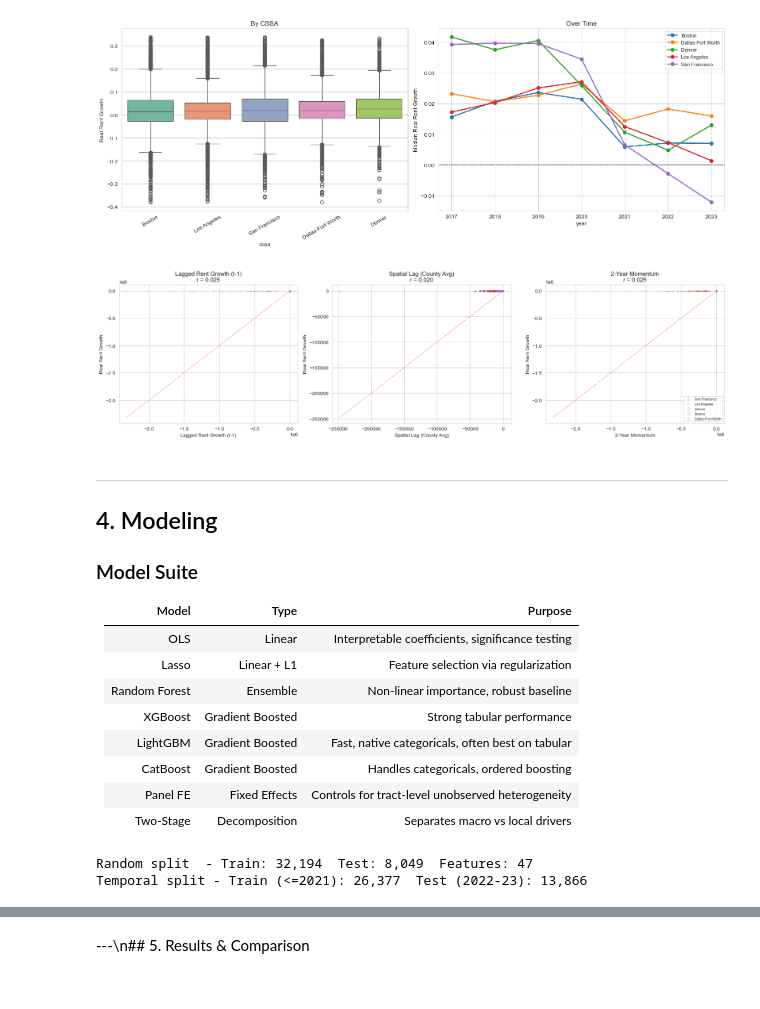
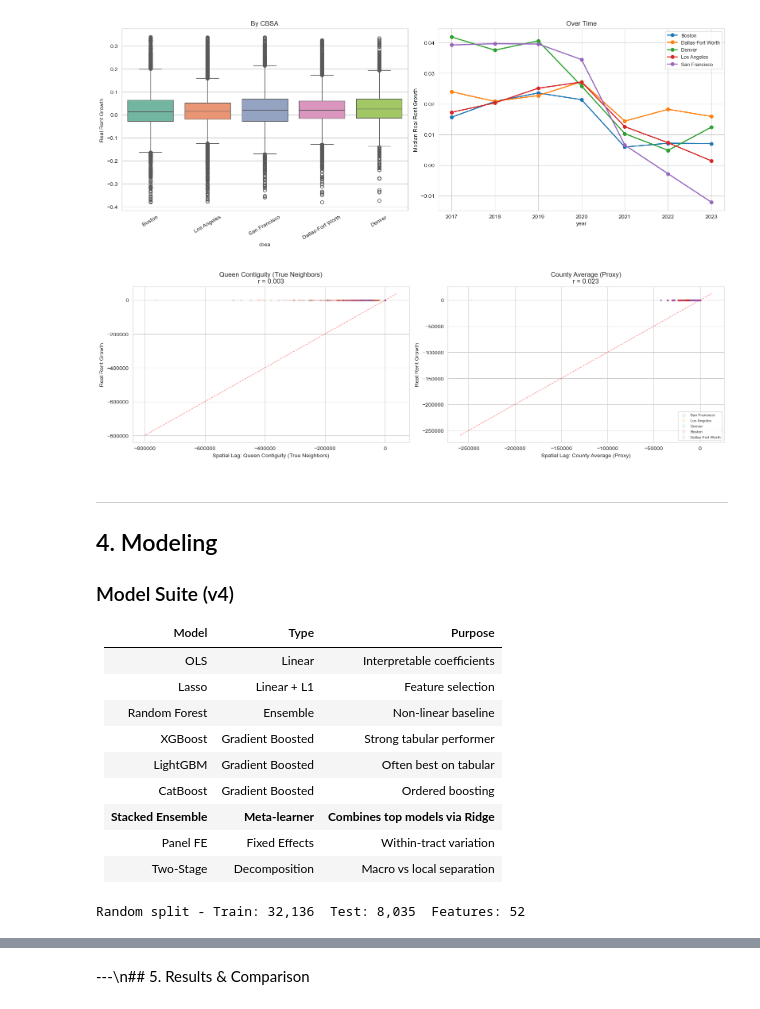
Before and after one commit to jonathanlng02/rent-growth-backtesting, a Jupyter notebook: rent_growth_analysis.ipynb, the cells around one changed output, grey strips where cells are left out. Drawn from its saved outputs; the diff is of its cells as text; code cells hidden in the pictures.

```diff
--- a/rent_growth_analysis.ipynb
+++ b/rent_growth_analysis.ipynb
@@ -306,19 +354,15 @@ CBSA avg correlation: 0.059
 # %%
-# ── RELATIVE-TO-CBSA FEATURES (v3) ──
-# Normalize tract values by CBSA median to capture relative position
+# ── RELATIVE-TO-CBSA FEATURES ──
 cbsa_medians = df.groupby(['cbsa', 'year']).agg(
     _med_income=('median_hh_income', 'median'),
     _med_rent=('median_gross_rent', 'median'),
     _med_hv=('median_home_value', 'median'),
-    _med_pop=('population', 'median'),
 ).reset_index()
 df = df.merge(cbsa_medians, on=['cbsa', 'year'], how='left')
 df['income_vs_cbsa'] = df['median_hh_income'] / df['_med_income']
 df['rent_vs_cbsa'] = df['median_gross_rent'] / df['_med_rent']
 df['home_value_vs_cbsa'] = df['median_home_value'] / df['_med_hv']
-df = df.drop(columns=['_med_income', '_med_rent', '_med_hv', '_med_pop'])
-
+df.drop(columns=['_med_income', '_med_rent', '_med_hv'], inplace=True)
 print('Relative-to-CBSA features computed.')
-print(f'  income_vs_cbsa range: {df["income_vs_cbsa"].quantile(0.05):.2f} - {df["income_vs_cbsa"].quantile(0.95):.2f}')
 # %% [output]
 Relative-to-CBSA features computed.
@@ -404,24 +547,19 @@ plt.tight_layout(); plt.show()
 # %%
 # Correlation with rent growth
-cont = [f for f in FEATURE_COLS if not f.startswith('cbsa_') and not f.startswith('covid_')]
+cont = [f for f in FEATURE_COLS if not f.startswith('cbsa_') and not f.startswith('covid_') and not f.startswith('cluster')]
 corr_t = df_clean[cont + [TARGET]].corr()[TARGET].drop(TARGET).sort_values()
 fig, ax = plt.subplots(figsize=(10, 12))
 colors = ['#d32f2f' if v < 0 else '#1976d2' for v in corr_t]
 corr_t.plot(kind='barh', ax=ax, color=colors)
 ax.set_xlabel('Correlation with Real Rent Growth')
-ax.set_title('Feature Correlations (v3 features highlighted)')
+ax.set_title('Feature Correlations with Real Rent Growth')
 ax.axvline(x=0, color='black', lw=0.5)
-# Highlight v3 features
-v3_feats = {'lagged_rent_growth','lagged_income_growth','lagged_home_value_growth',
-            'rent_growth_momentum','spatial_lag_rg','income_vs_cbsa','rent_vs_cbsa',
-            'home_value_vs_cbsa','pop_growth_x_vacancy','income_growth_x_pct_renter',
-            'supply_demand_ratio','housing_unit_growth'}
+v4_feats = {'spatial_lag_queen','spatial_lag_county'}
 for i, label in enumerate(corr_t.index):
-    if label in v3_feats:
+    if label in v4_feats:
         ax.get_children()[i].set_edgecolor('gold')
-        ax.get_children()[i].set_linewidth(2)
+        ax.get_children()[i].set_linewidth(2.5)
 plt.tight_layout(); plt.show()
-print('Gold-outlined bars = new v3 features')
-print(f'\nTop 5 positive: {corr_t.tail(5).to_dict()}')
-print(f'Top 5 negative: {corr_t.head(5).to_dict()}')
+print(f'Top 5 positive: {corr_t.tail(5).round(3).to_dict()}')
+print(f'Top 5 negative: {corr_t.head(5).round(3).to_dict()}')
 # %% [output]
@@ -476,40 +610,39 @@ plt.tight_layout(); plt.show()
 # %% [output]
 [figure]
 # %%
-# Lagged rent growth scatter - key new feature
-fig, axes = plt.subplots(1, 3, figsize=(18, 5))
+# Spatial lag comparison: queen vs county
+fig, axes = plt.subplots(1, 2, figsize=(16, 5))
 for ax, (feat, label) in zip(axes, [
-    ('lagged_rent_growth', 'Lagged Rent Growth (t-1)'),
-    ('spatial_lag_rg', 'Spatial Lag (County Avg)'),
-    ('rent_growth_momentum', '2-Year Momentum'),
+    ('spatial_lag_queen', 'Queen Contiguity (True Neighbors)'),
+    ('spatial_lag_county', 'County Average (Proxy)'),
 ]):
     for cbsa in df_clean['cbsa'].unique():
         mask = df_clean['cbsa'] == cbsa
-        ax.scatter(df_clean.loc[mask, feat], df_clean.loc[mask, TARGET], alpha=0.1, s=5, label=cbsa)
-    ax.set_xlabel(label); ax.set_ylabel('Real Rent Growth')
+        ax.scatter(df_clean.loc[mask, feat], df_clean.loc[mask, TARGET], alpha=0.08, s=4, label=cbsa)
     r = df_clean[feat].corr(df_clean[TARGET])
+    ax.set_xlabel(f'Spatial Lag: {label}'); ax.set_ylabel('Real Rent Growth')
     ax.set_title(f'{label}\nr = {r:.3f}')
-    ax.plot([df_clean[feat].min(), df_clean[feat].max()],
-            [df_clean[feat].min(), df_clean[feat].max()], 'r--', lw=1, alpha=0.5)
-axes[2].legend(fontsize=7, markerscale=3)
+    ax.plot(ax.get_xlim(), ax.get_xlim(), 'r--', lw=1, alpha=0.5)
+axes[1].legend(fontsize=7, markerscale=3)
 plt.tight_layout(); plt.show()
 # %% [output]
-[figure, old version]
+[figure, new version]
 # %% [markdown]
 ---
 ## 4. Modeling
 
-### Model Suite
+### Model Suite (v4)
 | Model | Type | Purpose |
 |-------|------|---------|
-| OLS | Linear | Interpretable coefficients, significance testing |
-| Lasso | Linear + L1 | Feature selection via regularization |
-| Random Forest | Ensemble | Non-linear importance, robust baseline |
-| XGBoost | Gradient Boosted | Strong tabular performance |
-| LightGBM | Gradient Boosted | Fast, native categoricals, often best on tabular |
-| CatBoost | Gradient Boosted | Handles categoricals, ordered boosting |
-| Panel FE | Fixed Effects | Controls for tract-level unobserved heterogeneity |
-| Two-Stage | Decomposition | Separates macro vs local drivers |
+| OLS | Linear | Interpretable coefficients |
+| Lasso | Linear + L1 | Feature selection |
+| Random Forest | Ensemble | Non-linear baseline |
+| XGBoost | Gradient Boosted | Strong tabular performer |
+| LightGBM | Gradient Boosted | Often best on tabular |
+| CatBoost | Gradient Boosted | Ordered boosting |
+| **Stacked Ensemble** | **Meta-learner** | **Combines top models via Ridge** |
+| Panel FE | Fixed Effects | Within-tract variation |
+| Two-Stage | Decomposition | Macro vs local separation |
 # %%
 # Train/test split
 X = df_clean[FEATURE_COLS].values
@@ -521,18 +654,8 @@ X_train, X_test, y_train, y_test, idx_train, idx_test = train_test_split(
 scaler = StandardScaler()
 X_tr_s = scaler.fit_transform(X_train)
 X_te_s = scaler.transform(X_test)
-
-# Also create temporal split for robustness check
-temporal_mask = df_clean['year'] <= 2021
-X_temp_train = df_clean.loc[temporal_mask, FEATURE_COLS].values
-y_temp_train = df_clean.loc[temporal_mask, TARGET].values
-X_temp_test = df_clean.loc[~temporal_mask, FEATURE_COLS].values
-y_temp_test = df_clean.loc[~temporal_mask, TARGET].values
-
-print(f'Random split  - Train: {X_train.shape[0]:,}  Test: {X_test.shape[0]:,}  Features: {X_train.shape[1]}')
-print(f'Temporal split - Train (<=2021): {X_temp_train.shape[0]:,}  Test (2022-23): {X_temp_test.shape[0]:,}')
+print(f'Random split - Train: {X_train.shape[0]:,}  Test: {X_test.shape[0]:,}  Features: {X_train.shape[1]}')
 # %% [output]
-Random split  - Train: 32,194  Test: 8,049  Features: 47
-Temporal split - Train (<=2021): 26,377  Test (2022-23): 13,866
+Random split - Train: 32,136  Test: 8,035  Features: 52
 # %%
 # === OLS ===
```
Also changed, not shown: parts of 73 cells of this notebook, 1 other file.
